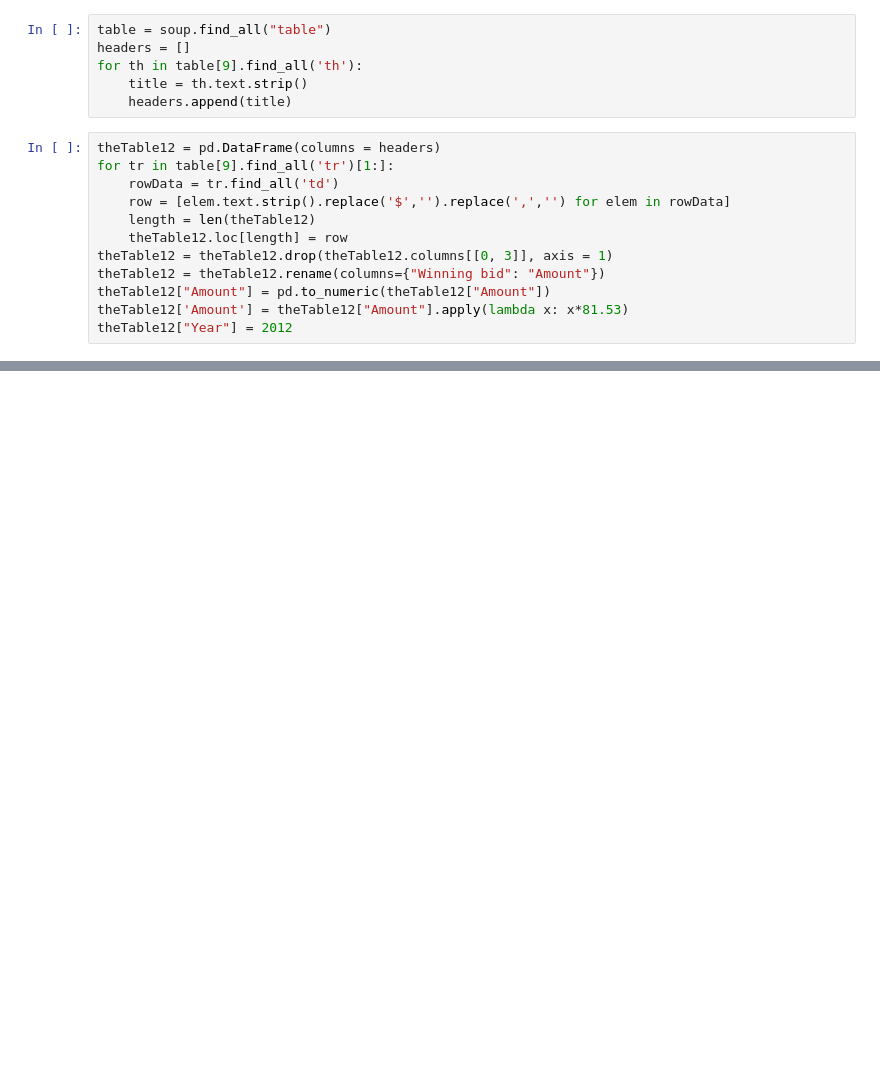
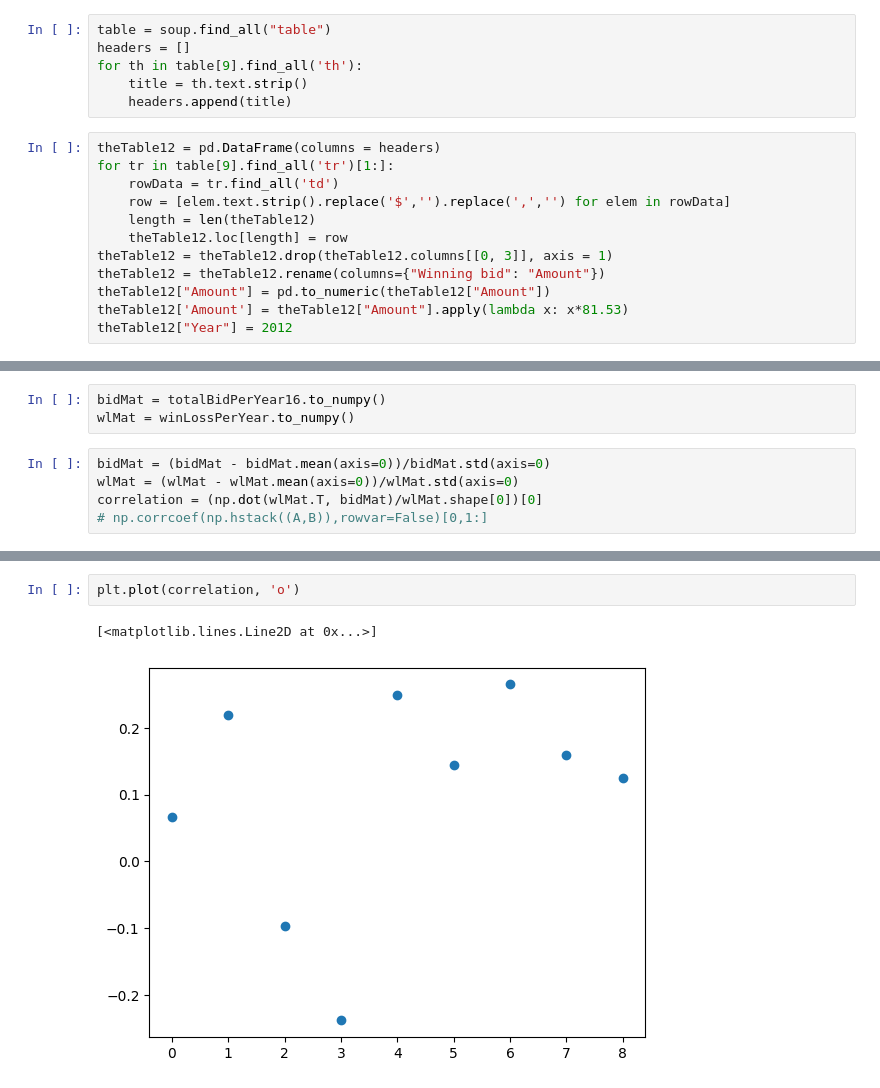
Before and after one commit to rkishorekumar-git/EDA-For-IPL, a Jupyter notebook: wpBids.ipynb, the cells around one changed output, grey strips where cells are left out. Cells and saved outputs as stored; diff of their text form; blank space fills up the shorter version.

Commit message:
Win Rate vs Auction Correlation 1

```diff
--- a/wpBids.ipynb
+++ b/wpBids.ipynb
@@ -162,0 +435,8 @@ theTable.to_csv(thePath, index=False)
+# %%
+bidMat = totalBidPerYear16.to_numpy()
+wlMat = winLossPerYear.to_numpy()
+# %%
+bidMat = (bidMat - bidMat.mean(axis=0))/bidMat.std(axis=0)
+wlMat = (wlMat - wlMat.mean(axis=0))/wlMat.std(axis=0)
+correlation = (np.dot(wlMat.T, bidMat)/wlMat.shape[0])[0]
+# np.corrcoef(np.hstack((A,B)),rowvar=False)[0,1:]
@@ -162,0 +465,5 @@ theTable.to_csv(thePath, index=False)
+# %%
+plt.plot(correlation, 'o')
+# %% [output]
+[<matplotlib.lines.Line2D at 0x...>]
+[figure, added]
```
Also changed, not shown: parts of 59 cells of this notebook, 6 other files.
